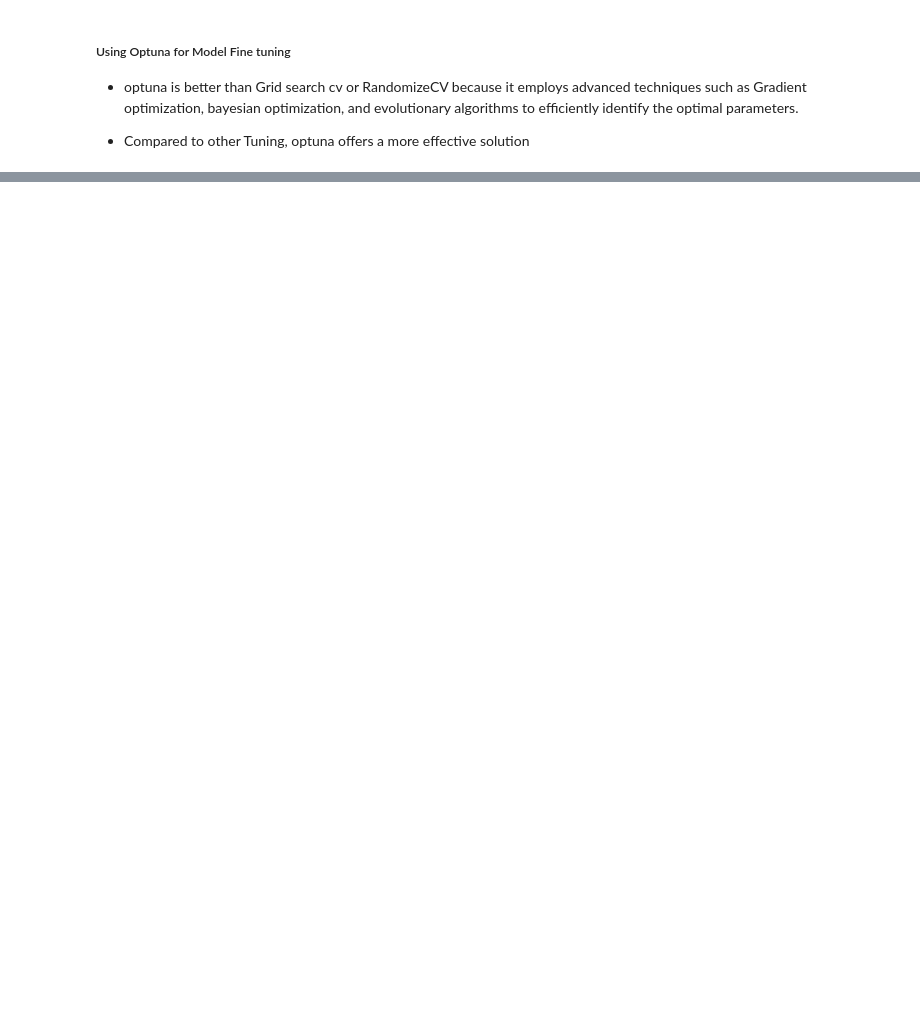
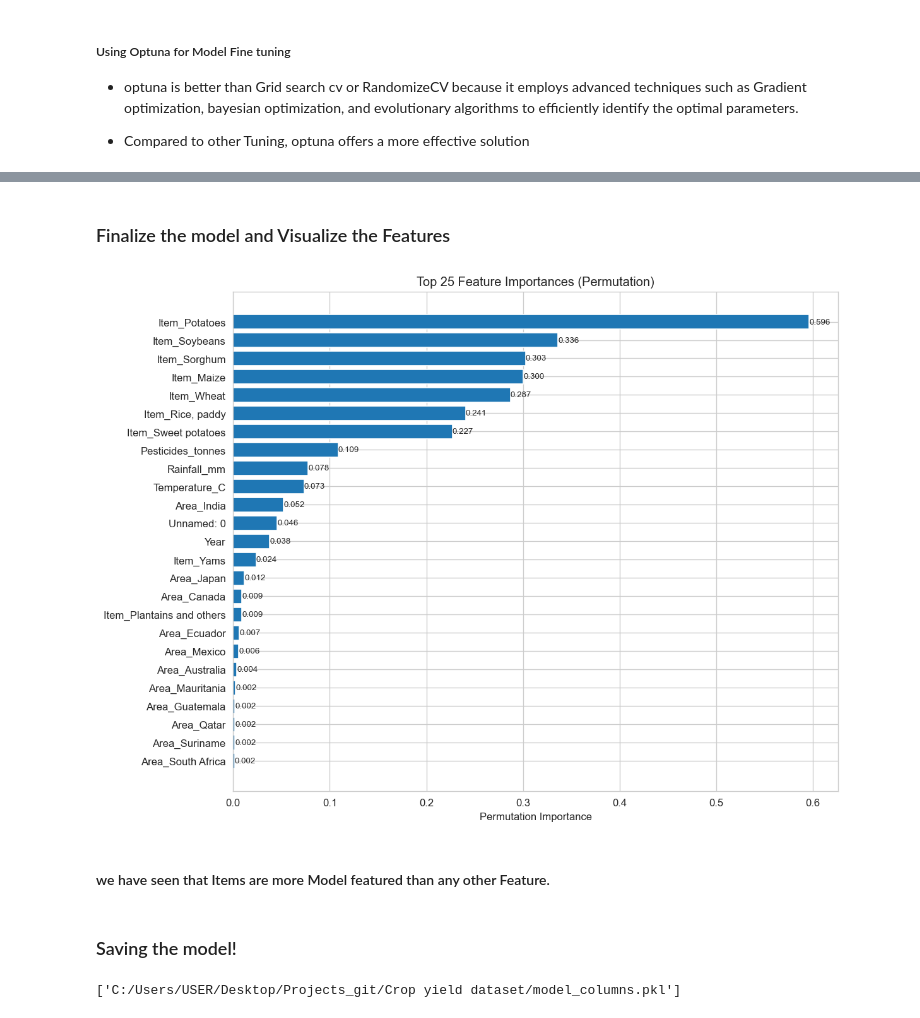
Before and after one commit to Bravinkindi9/Crop-yield-Prediction, a Jupyter notebook: model_train.ipynb, the cells around one changed output, grey strips where cells are left out. Cells and saved outputs as stored; diff of their text form; code cells hidden in the pictures; blank space fills up the shorter version.

```diff
--- a/model_train.ipynb
+++ b/model_train.ipynb
@@ -637,0 +852,75 @@ print("Test R2 Score:", r2_score(y_test, y_pred))
+# %% [markdown]
+### Finalize the model and Visualize the Features
+# %%
+from sklearn.inspection import permutation_importance
+# ...existing code...
+from textwrap import fill
+import matplotlib.pyplot as plt
+import seaborn as sns
+# Compute permutation importance on XGBRegressor
+result = permutation_importance(
+    final_model,
+    X_train,
+    y_train,
+    n_repeats=10,
+    random_state=42,
+    n_jobs=-1
+)
+
+# Create importance DataFrame
+perm_importance_df = pd.DataFrame({
+    'Feature': X_train.columns,
+    'Importance': result.importances_mean
+})
+
+# Sort for plotting
+perm_importance_df = perm_importance_df.sort_values(by='Importance', ascending=True)
+
+
+# pick how many top features to show
+top_n = 25
+
+# assume `perm_importance_df` exists (Feature, Importance)
+df_plot = perm_importance_df.sort_values('Importance', ascending=False).head(top_n).copy()
+
+# wrap long feature names so labels don't overlap
+df_plot['Feature_wrapped'] = df_plot['Feature'].apply(lambda s: fill(s, 30))
+
+# sort for nicer horizontal bar ordering
+df_plot = df_plot.sort_values('Importance', ascending=True)
+
+plt.figure(figsize=(10, max(4, 0.3 * top_n)), dpi=120)
+sns.set_style('whitegrid')
+ax = plt.gca()
+ax.barh(df_plot['Feature_wrapped'], df_plot['Importance'], color='C0')
+
+# annotate values on bars
+for i, (val) in enumerate(df_plot['Importance']):
+    ax.text(val + 1e-6, i, f"{val:.3f}", va='center', fontsize=8)
+
+ax.set_xlabel('Permutation Importance')
+ax.set_title(f'Top {top_n} Feature Importances (Permutation)')
+plt.tight_layout()
+plt.show()
+# %% [output]
+[figure, added]
+# %% [markdown]
+#### we have seen that Items are more Model featured than any other Feature.
+# %% [markdown]
+### Saving the model!
+# %%
+import joblib
+import pandas as pd
+
+# 1. Save the Best XGBoost Model
+joblib.dump(best_model_xgb, "C:/Users/USER/Desktop/Projects_git/Crop yield dataset/final_model.pkl")
+
+# 2. Save the Scaler (Required to scale Rainfall, Temp, etc. exactly like training)
+joblib.dump(scaler, "C:/Users/USER/Desktop/Projects_git/Crop yield dataset/scaler.pkl")
+
+# 3. Save the Column Names (Crucial because you used get_dummies)
+# We need this list to align future data to the model's requirements
+model_columns = list(X_train.columns)
+joblib.dump(model_columns, "C:/Users/USER/Desktop/Projects_git/Crop yield dataset/model_columns.pkl")
+# %% [output]
+['C:/Users/USER/Desktop/Projects_git/Crop yield dataset/model_columns.pkl']
```
Also changed, not shown: parts of 13 cells of this notebook, 21 other files.
